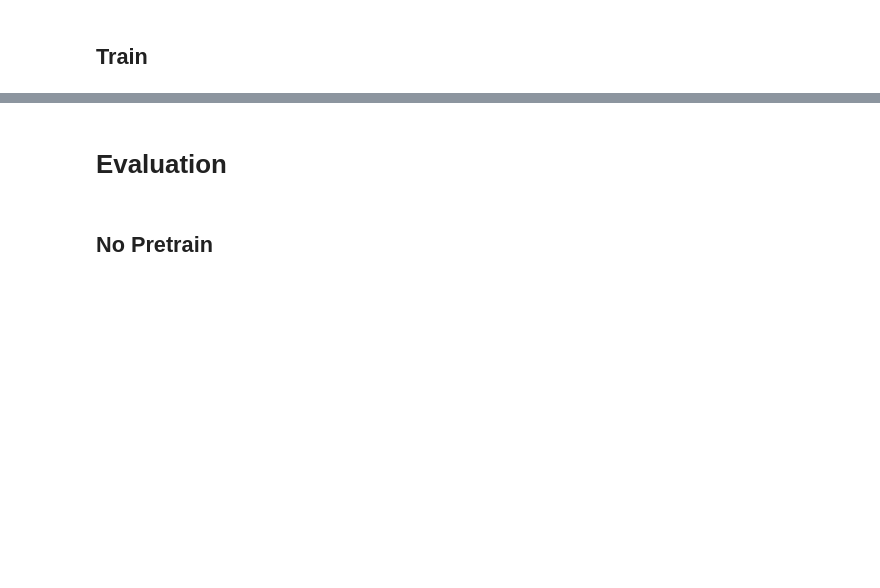
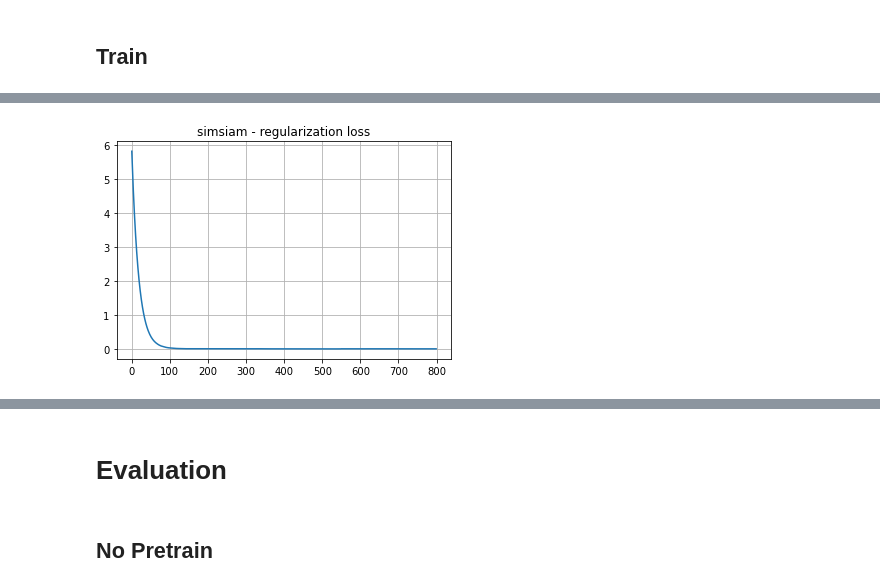
Before and after one commit to tensorflow/similarity, a Jupyter notebook: examples/unsupervised_hello_world.ipynb, the cells around one changed output, grey strips where cells are left out. Saved outputs shown, nothing was run; the diff lists cells and outputs as text; code cells hidden in the pictures; blank space fills up the shorter version.

```diff
--- a/examples/unsupervised_hello_world.ipynb
+++ b/examples/unsupervised_hello_world.ipynb
@@ -463,0 +584,7 @@ plt.show()
+# %%
+plt.plot(history.history["regularization_loss"])
+plt.grid()
+plt.title(f'{loss.name} - regularization loss')
+plt.show()
+# %% [output]
+[figure, added]
```
Also changed, not shown: parts of 41 cells of this notebook.
